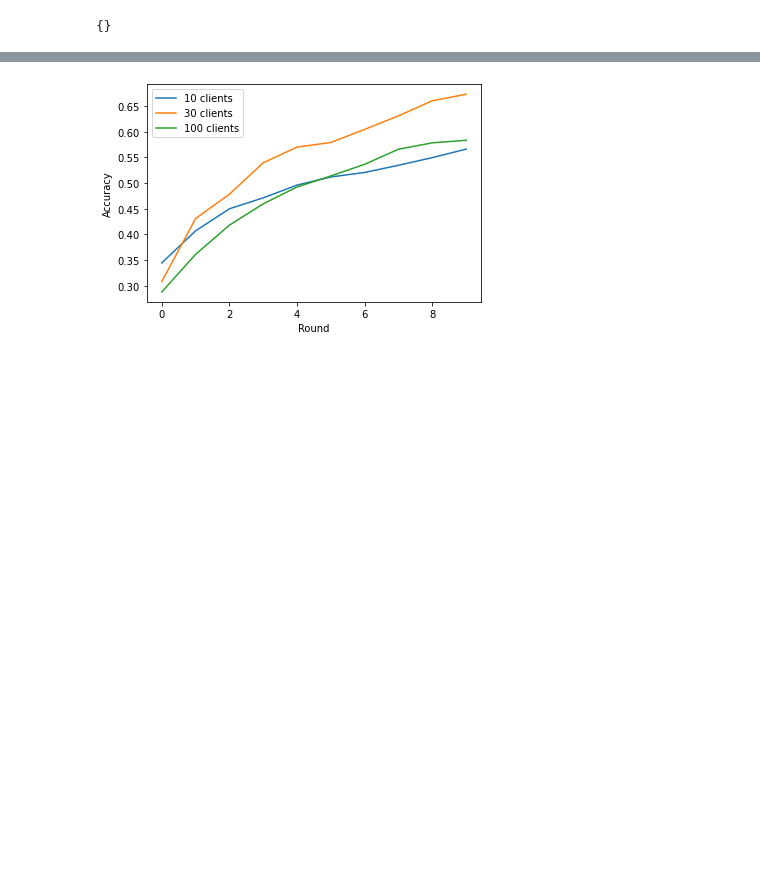
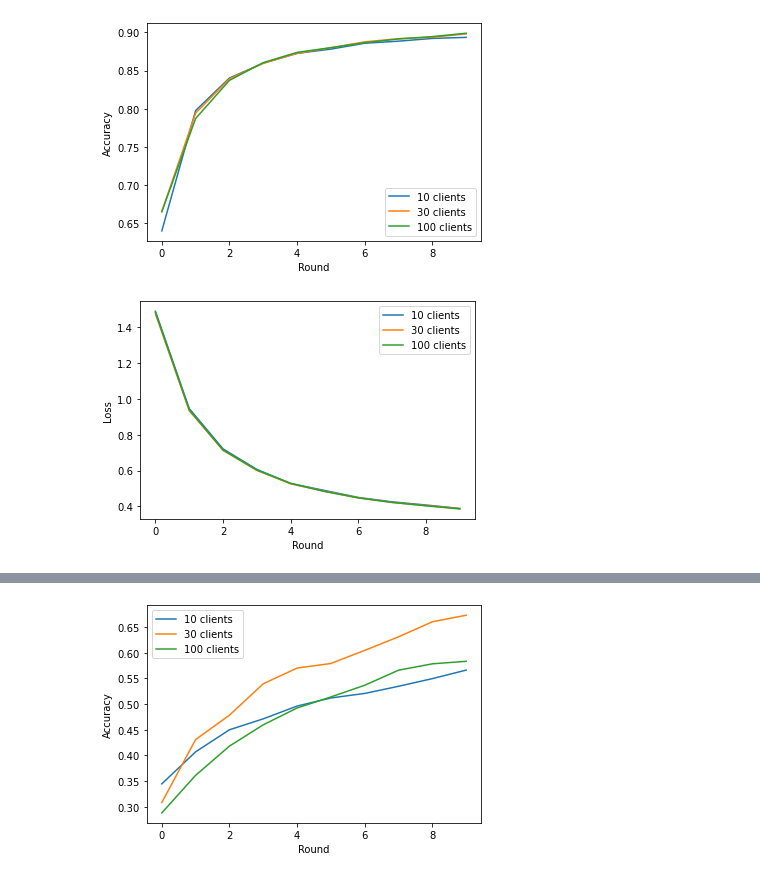
Before and after one commit to Zigolox/Federated-Learning-On-RPi, a Jupyter notebook: src/Graphs.ipynb, the cells around one changed output, grey strips where cells are left out. Cells and saved outputs as stored; diff of their text form; code cells hidden in the pictures; blank space fills up the shorter version.

```diff
--- a/src/Untitled.ipynb
+++ b/src/Graphs.ipynb
@@ -5,13 +5,9 @@ from simulation import simulation
 import matplotlib.pyplot as plt
 import numpy as np
 # %%
-a = simulation(3, 10, 1, 3, True, False)
+a = simulation(3, 10, 1, 3, True)
 # how number of epochs affect training
 # Total number of clients
-# %%
-a.metrics_distributed
-# %% [output]
-{}
 # %%
 acc, loss = [], []
 for clients in [10,30,100]:
@@ -19,3 +15,23 @@ for clients in [10,30,100]:
 
     acc += [np.array(a.metrics_centralized["accuracy"])[1:,1]]
     loss += [np.array(a.losses_centralized)[1:,1]]
+# %%
+for i,j in zip(acc,[10,30,100]):
+    plt.plot(i,label=f"{j} clients")
+#plt.title("Simulated centralised test accuracy on IID data")
+plt.xlabel("Round")
+plt.ylabel("Accuracy")
+plt.legend()
+plt.savefig("img/multiple_clients_accuracy_fixed_data.pdf")
+plt.show()
+for i,j in zip(loss,[10,30,100]):
+    plt.plot(i,label=f"{j} clients")
+#plt.title("Simulated centralised test loss on IID data")
+plt.xlabel("Round")
+plt.ylabel("Loss")
+plt.legend()
+plt.savefig("img/multiple_clients_loss_fixed_data.pdf")
+plt.show()
+# %% [output]
+[figure, added]
+[figure, added]
```
Also changed, not shown: parts of 11 cells of this notebook, 15 other files.
